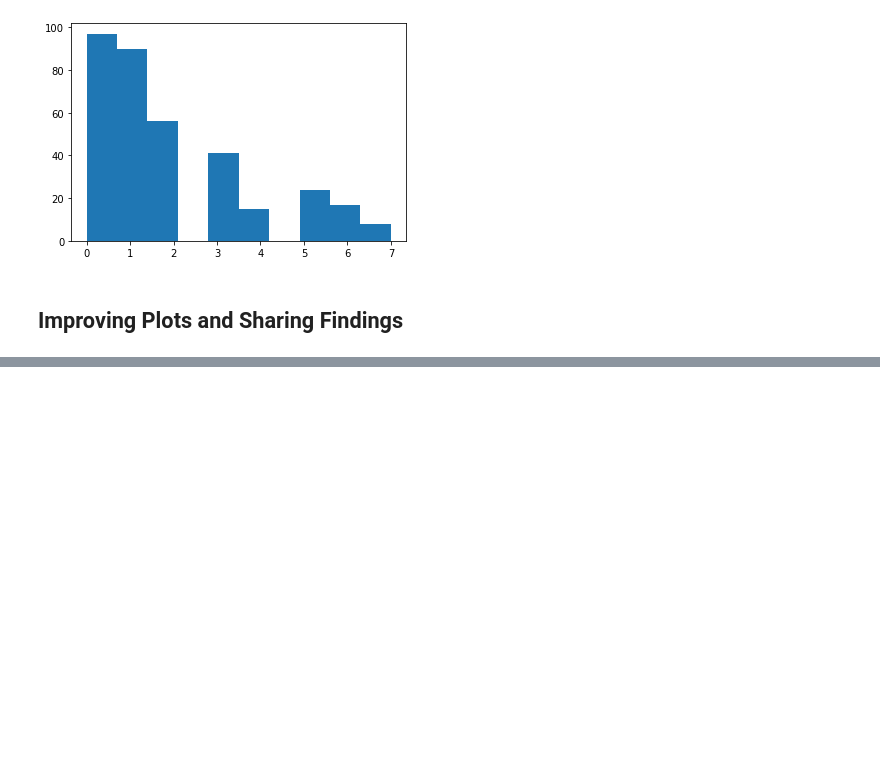
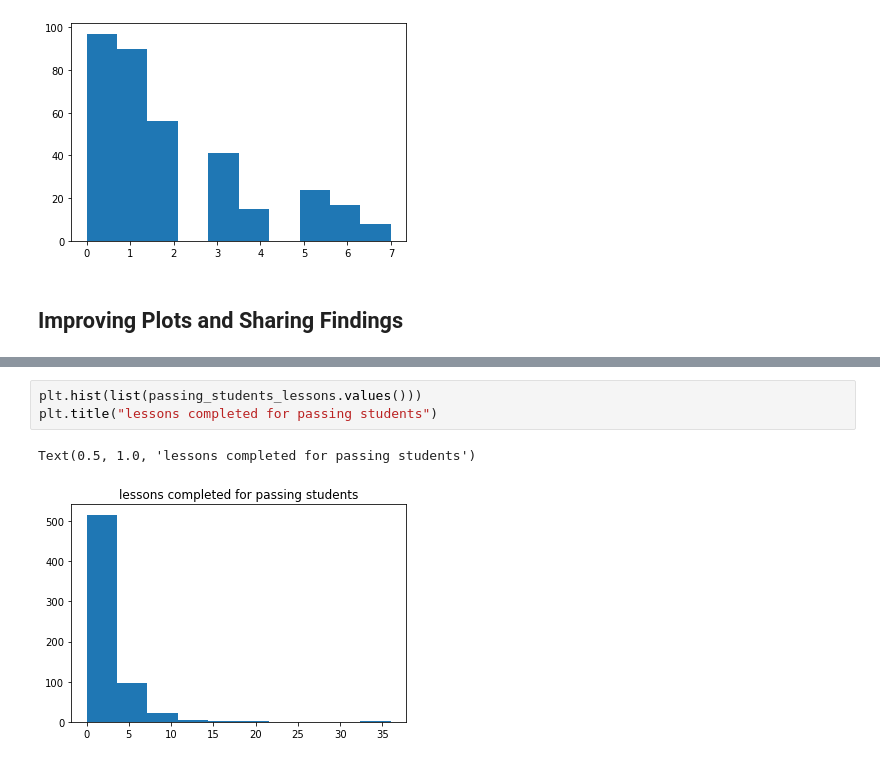
Before and after one commit to bhupendpatil/Practice, a Jupyter notebook: Data Analysis/DataAnalysisProcess/L1_Starter_Code.ipynb, the cells around one changed output, grey strips where cells are left out. Cells and saved outputs as stored; diff of their text form; blank space fills up the shorter version.

```diff
--- a/Data Analysis/DataAnalysisProcess/L1_Starter_Code.ipynb
+++ b/Data Analysis/DataAnalysisProcess/L1_Starter_Code.ipynb
@@ -619,0 +634,6 @@ non passing students
+# %%
+plt.hist(list(passing_students_lessons.values()))
+plt.title("lessons completed for passing students")
+# %% [output]
+Text(0.5, 1.0, 'lessons completed for passing students')
+[figure, added]
```
Also changed, not shown: parts of 5 cells of this notebook.
